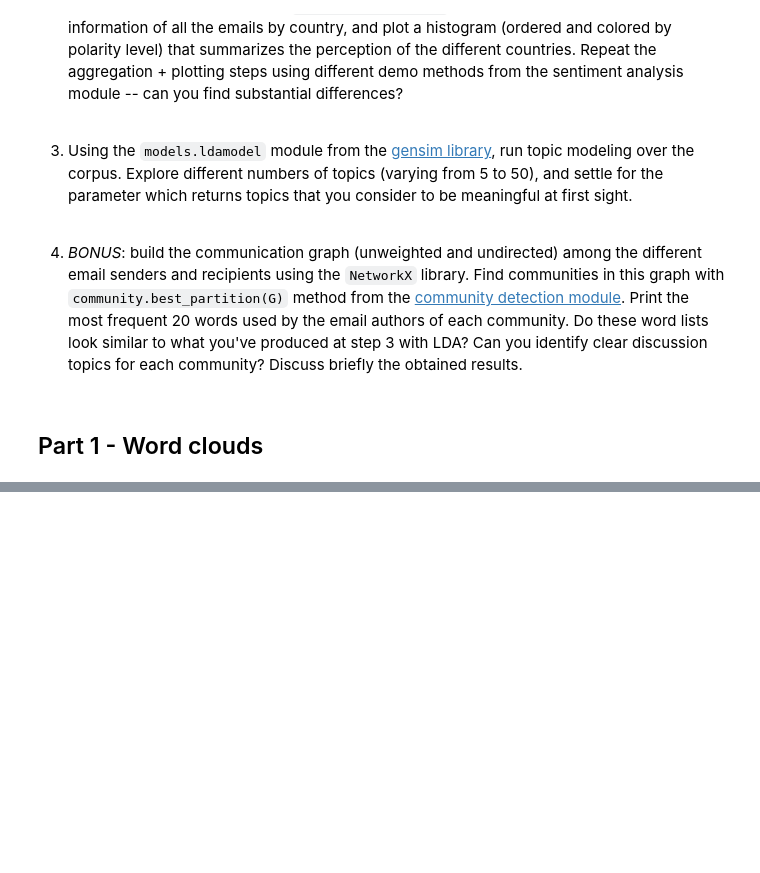
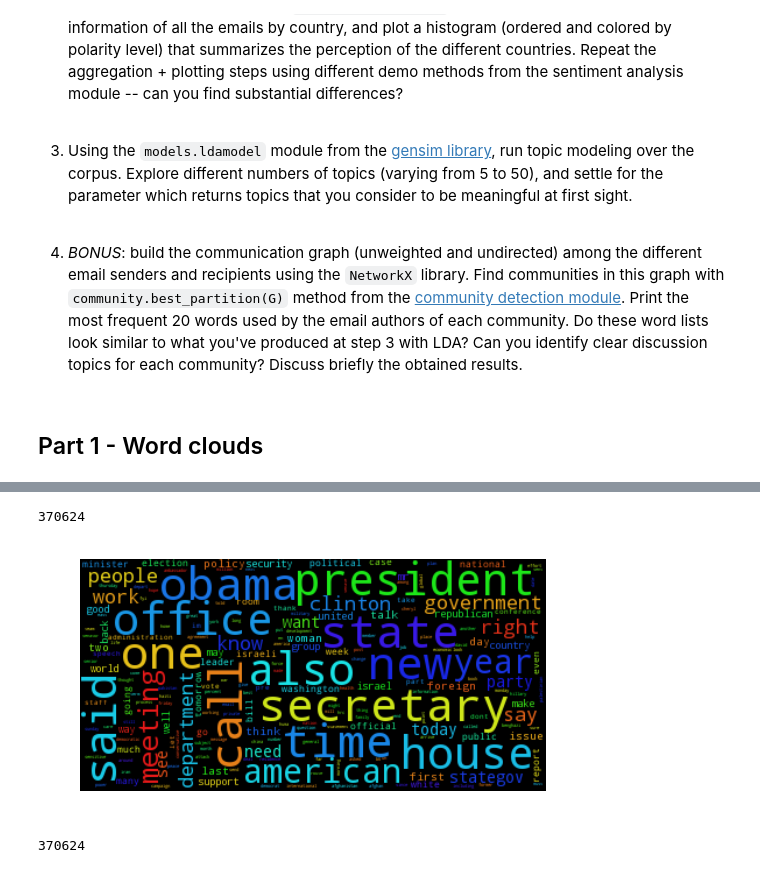
Before and after one commit to mukel/Homework, a Jupyter notebook: 05 - Taming Text/Hw5-TextMining.ipynb, the cells around one changed output, grey strips where cells are left out. Drawn from its saved outputs; the diff is of its cells as text; code cells hidden in the pictures; blank space fills up the shorter version.

```diff
--- a/05 - Taming Text/Hw5-TextMining.ipynb
+++ b/05 - Taming Text/Hw5-TextMining.ipynb
@@ -35,0 +118,3 @@ Can you identify clear discussion topics for each community? Discuss briefly the
+# %%
+stop = stopwords.words('english') + ['pm', 'am', 're', 'fw', 'fvv']
+stop
@@ -35,0 +139,3 @@ Can you identify clear discussion topics for each community? Discuss briefly the
+# %%
+words_list = [token for token in tokens if token.lower() not in stop and len(token) > 1]
+len(words_list)
@@ -35,0 +144,3 @@ Can you identify clear discussion topics for each community? Discuss briefly the
+# %%
+words_list = [word.lower() if word != 'US' else word  for word in words_list]
+words_list
@@ -35,0 +165,20 @@ Can you identify clear discussion topics for each community? Discuss briefly the
+# %%
+wnl = nltk.WordNetLemmatizer()
+lemmatised_words = [wnl.lemmatize(token) for token in words_list]
+len(lemmatised_words)
+# %% [output]
+370624
+# %%
+lemmatised_text = ' '.join(lemmatised_words)
+wordcloud = WordCloud(max_font_size=40).generate(lemmatised_text)
+plt.imshow(wordcloud)
+plt.axis("off")
+plt.show()
+# %% [output]
+[figure, added]
+# %%
+porter = nltk.PorterStemmer()
+stemmed_words = [porter.stem(token) for token in words_list]
+len(stemmed_words)
+# %% [output]
+370624
```
Also changed, not shown: parts of 26 cells of this notebook.
